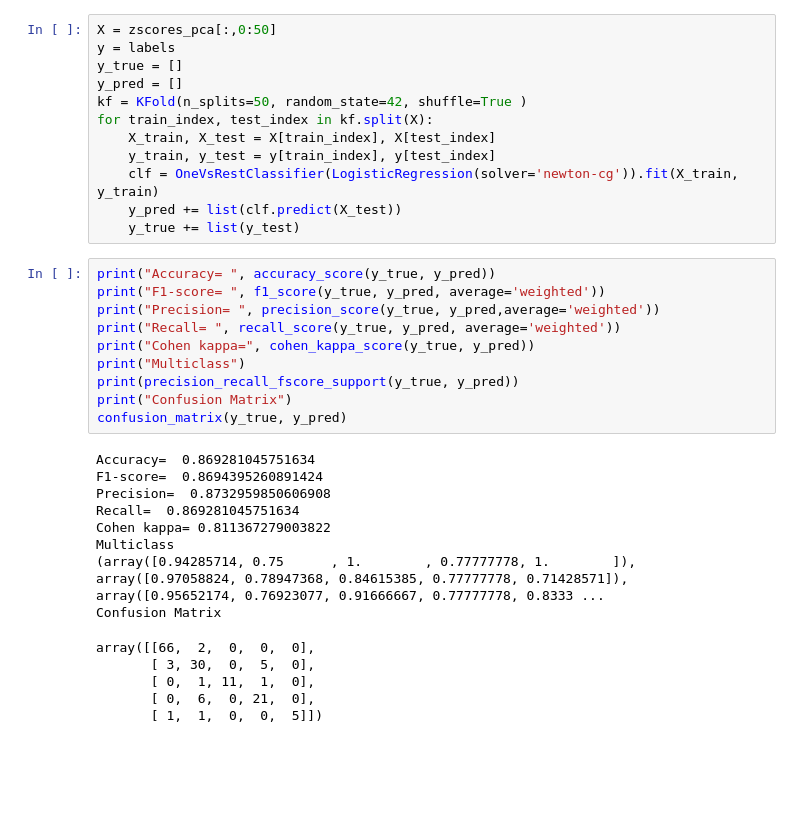
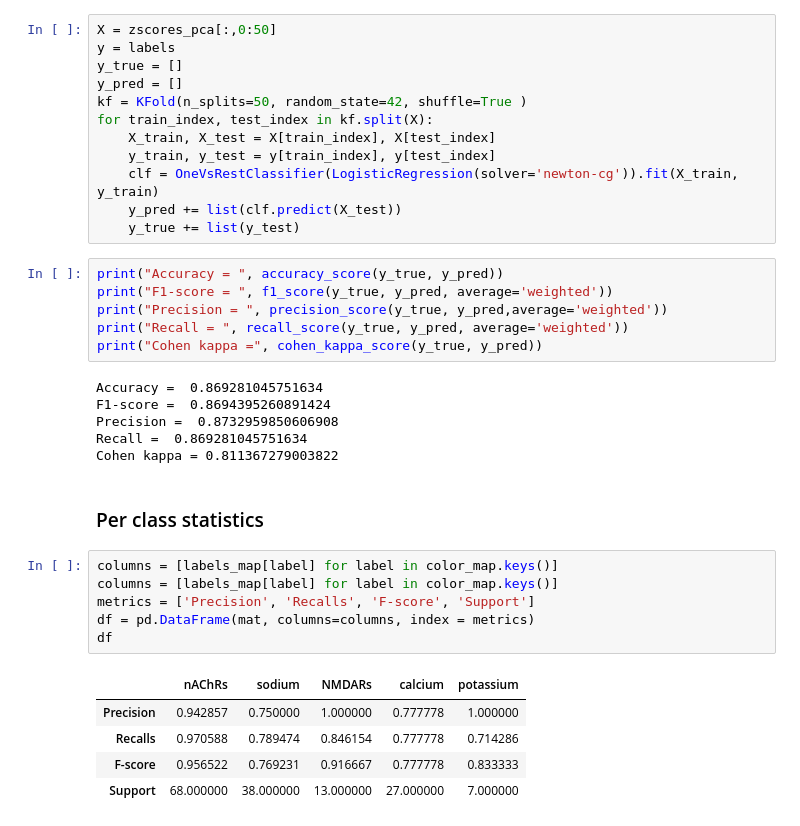
Before and after one commit to pgniewko/conotoxins, a Jupyter notebook: nb/tSNE-MLR.ipynb, the cells around one changed output. Saved outputs shown, nothing was run; the diff lists cells and outputs as text; blank space fills up the shorter version.

```diff
--- a/nb/tSNE-MLR.ipynb
+++ b/nb/tSNE-MLR.ipynb
@@ -174,26 +274,28 @@ for train_index, test_index in kf.split(X):
     y_pred += list(clf.predict(X_test))
     y_true += list(y_test)
 # %%
-print("Accuracy= ", accuracy_score(y_true, y_pred))
-print("F1-score= ", f1_score(y_true, y_pred, average='weighted'))
-print("Precision= ", precision_score(y_true, y_pred,average='weighted'))
-print("Recall= ", recall_score(y_true, y_pred, average='weighted'))
-print("Cohen kappa=", cohen_kappa_score(y_true, y_pred))
-print("Multiclass")
-print(precision_recall_fscore_support(y_true, y_pred))
-print("Confusion Matrix")
-confusion_matrix(y_true, y_pred)
+print("Accuracy = ", accuracy_score(y_true, y_pred))
+print("F1-score = ", f1_score(y_true, y_pred, average='weighted'))
+print("Precision = ", precision_score(y_true, y_pred,average='weighted'))
+print("Recall = ", recall_score(y_true, y_pred, average='weighted'))
+print("Cohen kappa =", cohen_kappa_score(y_true, y_pred))
 # %% [output]
-Accuracy=  0.869281045751634
-F1-score=  0.8694395260891424
-Precision=  0.8732959850606908
-Recall=  0.869281045751634
-Cohen kappa= 0.811367279003822
-Multiclass
-(array([0.94285714, 0.75      , 1.        , 0.77777778, 1.        ]), array([0.97058824, 0.78947368, 0.84615385, 0.77777778, 0.71428571]), array([0.95652174, 0.76923077, 0.91666667, 0.77777778, 0.8333 ...
-Confusion Matrix
+Accuracy =  0.869281045751634
+F1-score =  0.8694395260891424
+Precision =  0.8732959850606908
+Recall =  0.869281045751634
+Cohen kappa = 0.811367279003822
-array([[66,  2,  0,  0,  0],
-       [ 3, 30,  0,  5,  0],
-       [ 0,  1, 11,  1,  0],
-       [ 0,  6,  0, 21,  0],
-       [ 1,  1,  0,  0,  5]])
+# %% [markdown]
+### Per class statistics
+# %%
+columns = [labels_map[label] for label in color_map.keys()]
+columns = [labels_map[label] for label in color_map.keys()]
+metrics = ['Precision', 'Recalls', 'F-score', 'Support']
+df = pd.DataFrame(mat, columns=columns, index = metrics)
+df
+# %% [output]
+|  | nAChRs | sodium | NMDARs | calcium | potassium |
+| Precision | 0.942857 | 0.750000 | 1.000000 | 0.777778 | 1.000000 |
+| Recalls | 0.970588 | 0.789474 | 0.846154 | 0.777778 | 0.714286 |
+| F-score | 0.956522 | 0.769231 | 0.916667 | 0.777778 | 0.833333 |
+| Support | 68.000000 | 38.000000 | 13.000000 | 27.000000 | 7.000000 |
```
Also changed, not shown: parts of 14 cells of this notebook, 3 other files.
